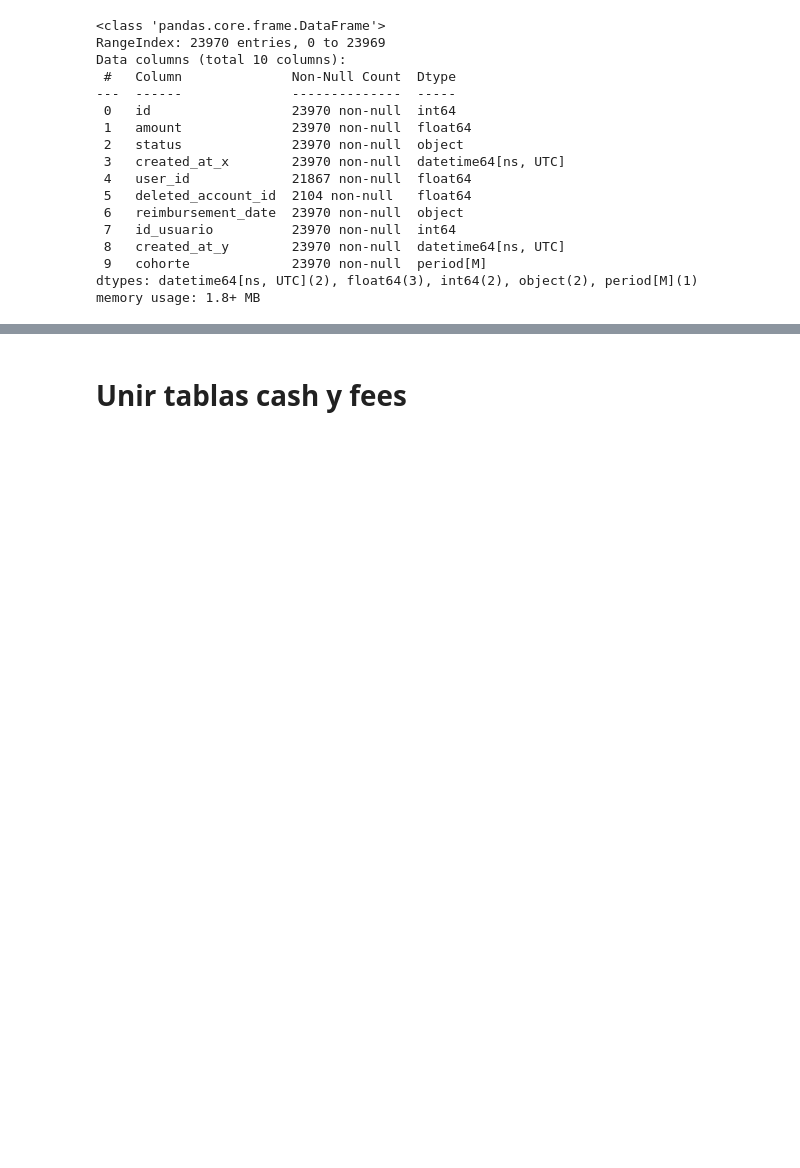
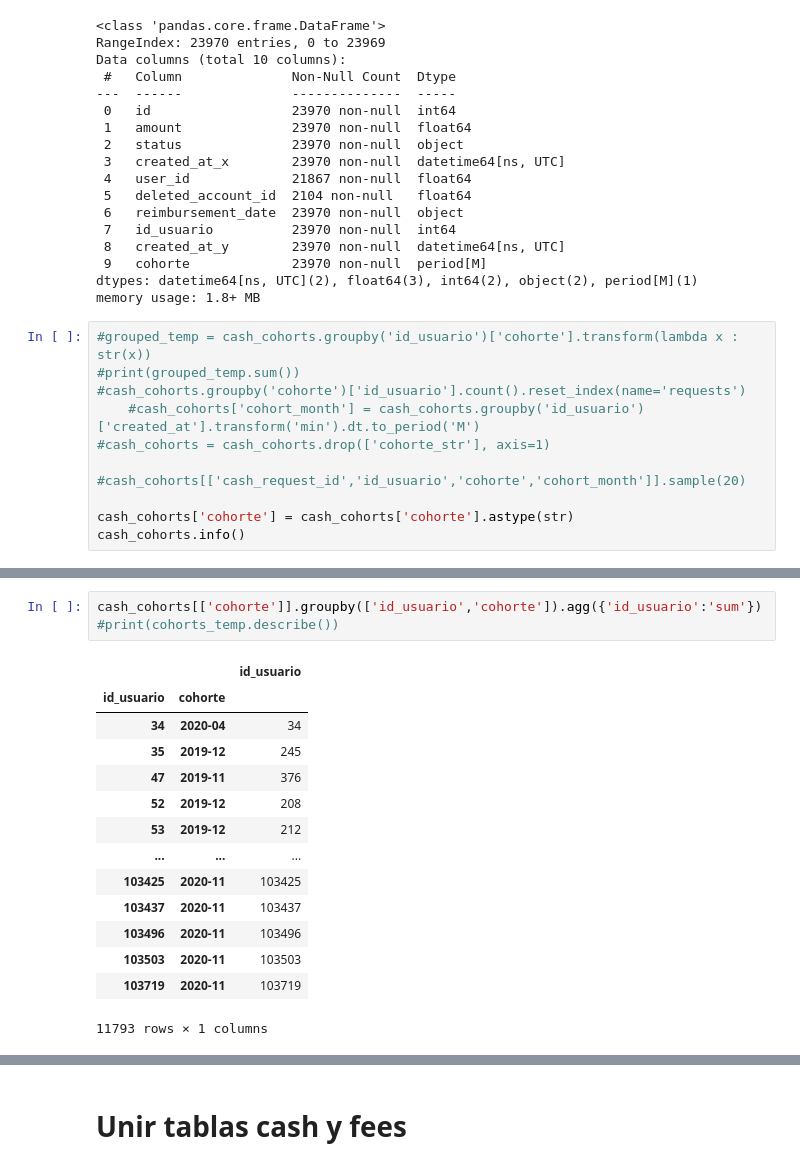
Before and after one commit to cutmountain/ironhack-data-analytics, a Jupyter notebook: modulo-1/sesion-15/project-1-ironhack-payments-es-main/ironhack-payments.ipynb, the cells around one changed output, grey strips where cells are left out. Cells and saved outputs as stored; diff of their text form; blank space fills up the shorter version.

```diff
--- a/modulo-1/sesion-15/project-1-ironhack-payments-es-main/ironhack-payments.ipynb
+++ b/modulo-1/sesion-15/project-1-ironhack-payments-es-main/ironhack-payments.ipynb
@@ -325,3 +357,13 @@ Data columns (total 10 columns):
  9   cohorte             23970 non-null  period[M]
 dtypes: datetime64[ns, UTC](2), float64(3), int64(2), object(2), period[M](1)
 memory usage: 1.8+ MB
+# %%
+#grouped_temp = cash_cohorts.groupby('id_usuario')['cohorte'].transform(lambda x : str(x))
+#print(grouped_temp.sum())
+#cash_cohorts.groupby('cohorte')['id_usuario'].count().reset_index(name='requests')
+    #cash_cohorts['cohort_month'] = cash_cohorts.groupby('id_usuario')['created_at'].transform('min').dt.to_period('M')
+#cash_cohorts = cash_cohorts.drop(['cohorte_str'], axis=1)
+    #cash_cohorts[['cash_request_id','id_usuario','cohorte','cohort_month']].sample(20)
+
+cash_cohorts['cohorte'] = cash_cohorts['cohorte'].astype(str)
+cash_cohorts.info()
@@ -327,0 +388,18 @@ memory usage: 1.8+ MB
+# %%
+cash_cohorts[['cohorte']].groupby(['id_usuario','cohorte']).agg({'id_usuario':'sum'})
+#print(cohorts_temp.describe())
+# %% [output]
+|  |  | id_usuario |
+| id_usuario | cohorte |  |
+| 34 | 2020-04 | 34 |
+| 35 | 2019-12 | 245 |
+| 47 | 2019-11 | 376 |
+| 52 | 2019-12 | 208 |
+| 53 | 2019-12 | 212 |
+| ... | ... | ... |
+| 103425 | 2020-11 | 103425 |
+| 103437 | 2020-11 | 103437 |
+| 103496 | 2020-11 | 103496 |
+| 103503 | 2020-11 | 103503 |
+| 103719 | 2020-11 | 103719 |
+11793 rows × 1 columns
```
Also changed, not shown: parts of 15 cells of this notebook.
